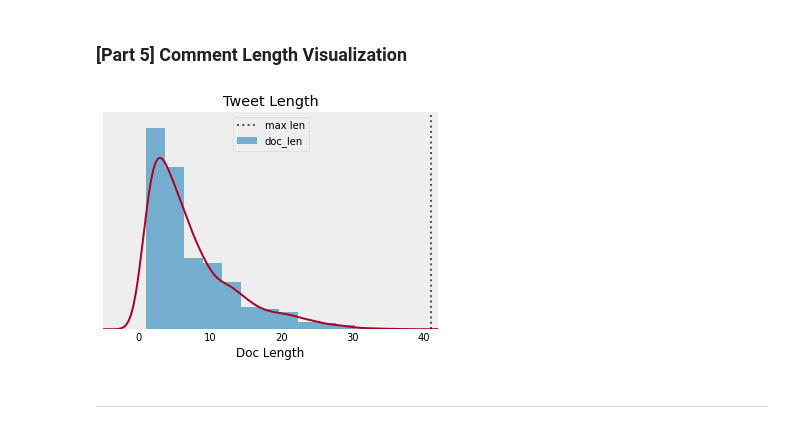
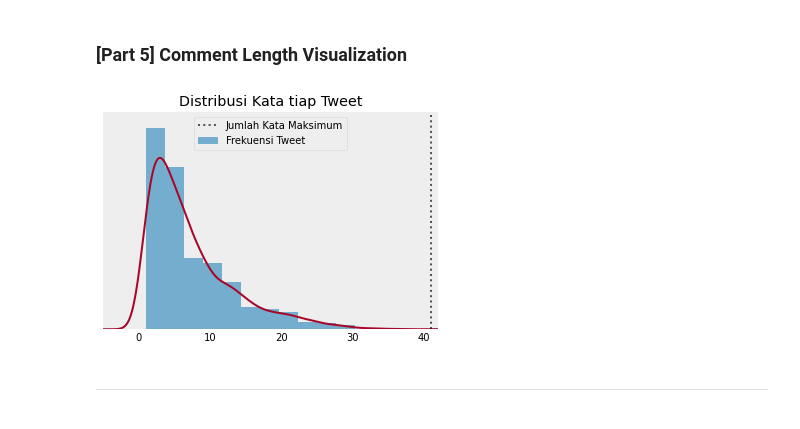
Before and after one commit to farhanalfaa/twitter-sentiment-analysis, a Jupyter notebook: program/[Part_4]_Convolutional_Neural_Network.ipynb, the cells around one changed output. Saved outputs shown, nothing was run; the diff lists cells and outputs as text; code cells hidden in the pictures.

```diff
--- a/program/[Part_4]_Convolutional_Neural_Network.ipynb
+++ b/program/[Part_4]_Convolutional_Neural_Network.ipynb
@@ -91,35 +90,36 @@ Number of Test Data    :  682
 # %%
 label_names = ['positive', 'neutral','negative']
 
 train['doc_len'] = train['text'].apply(lambda words: len(words.split(' ')))
 
 max_seq_len = np.max(train['doc_len'])
 
 fig, ax = plt.subplots(figsize=(6,4))
 
 train['doc_len'].plot(kind='hist',
                       density=True,
                       alpha=0.65,
-                      bins=15)
+                      bins=15,
+                      label='Frekuensi Tweet')
 
 train['doc_len'].plot(kind='kde', label='')
 
 ax.set_xlim(-5, 42)
-ax.set_xlabel("Doc Length")
+ax.set_xlabel("")
 ax.set_ylim(0, 0.13)
 ax.set_yticks([])
 ax.set_ylabel("")
-ax.set_title("Tweet Length")
+ax.set_title("Distribusi Kata tiap Tweet")
 ax.grid(False)
-ax.axvline(x=max_seq_len, alpha=0.65, color='k', linestyle=':', label='max len')
+ax.axvline(x=max_seq_len, alpha=0.65, color='k', linestyle=':', label='Jumlah Kata Maksimum')
 ax.tick_params(left = False, bottom = False)
 for ax, spine in ax.spines.items():
     spine.set_visible(False)
 
 plt.legend()
 plt.show()
 # %% [output]
-[figure, old version]
+[figure, new version]
 # %% [markdown]
 
 
```
Also changed, not shown: parts of 25 cells of this notebook.
